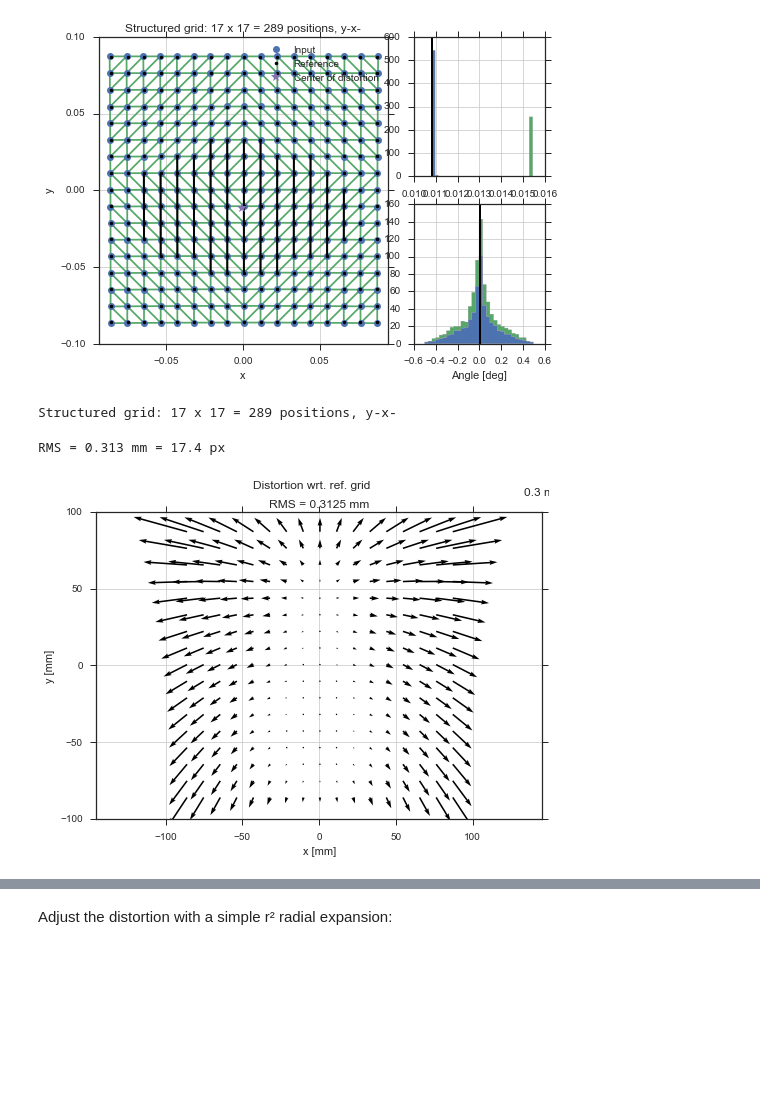
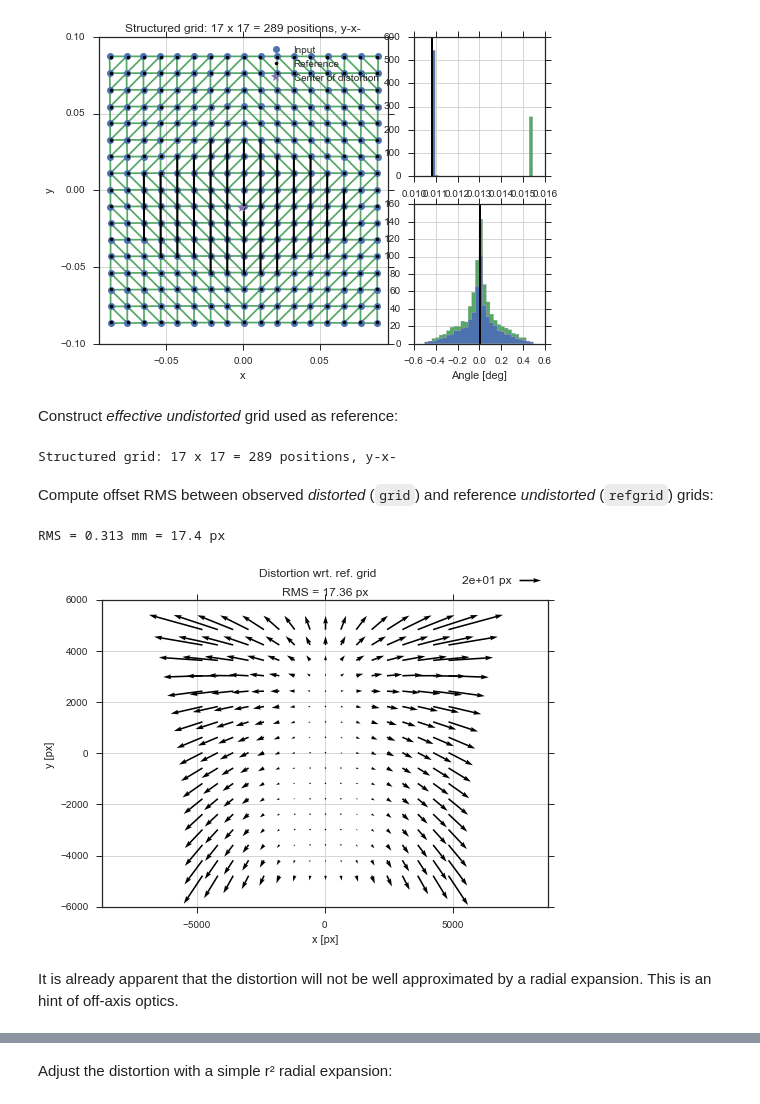
Before and after one commit to ycopin/spectrogrism, a Jupyter notebook: doc/NISP_distortions.ipynb, the cells around one changed output, grey strips where cells are left out. Drawn from its saved outputs; the diff is of its cells as text; code cells hidden in the pictures; blank space fills up the shorter version.

```diff
--- a/doc/NISP_distortions.ipynb
+++ b/doc/NISP_distortions.ipynb
@@ -73,21 +94,27 @@ print(u"Center of distortion: ({0.real:.3f}, {0.imag:.3f})".format(center))
 Offset: (0.001, 0.000), step: 0.011, angle: 0.0°
 Center of distortion: (-0.001, -0.012)
 [figure]
+# %% [markdown]
+Construct *effective undistorted* grid used as reference:
 # %%
 refgrid = D.StructuredGrid.create(grid.nx, grid.ny, step=step, rotation=angle, offset=offset)
 refgrid.reorder(grid.signature)
 print(refgrid)
 # %% [output]
 Structured grid: 17 x 17 = 289 positions, y-x-
+# %% [markdown]
+Compute offset RMS between observed *distorted* (`grid`) and reference *undistorted* (`refgrid`) grids:
 # %%
 rms = grid.rms(refgrid.xy)
 print("RMS = {:.3g} mm = {:.3g} px".format(rms / 1e-3, rms / 18e-6))
 
-ax = grid.plot_offsets(refgrid, units=(1e-3, 'mm'))
+ax = grid.plot_offsets(refgrid, units=(18e-6, 'px'))
 ax.figure.suptitle("Distortion wrt. ref. grid");
 # %% [output]
 RMS = 0.313 mm = 17.4 px
-[figure, old version]
+[figure, new version]
+# %% [markdown]
+It is already apparent that the distortion will not be well approximated by a radial expansion. This is an hint of off-axis optics.
 # %%
 dxy = grid.xy - refgrid.xy
 r = N.abs(grid.xy - center).ravel()
```
Also changed, not shown: parts of 18 cells of this notebook, 2 other files.
